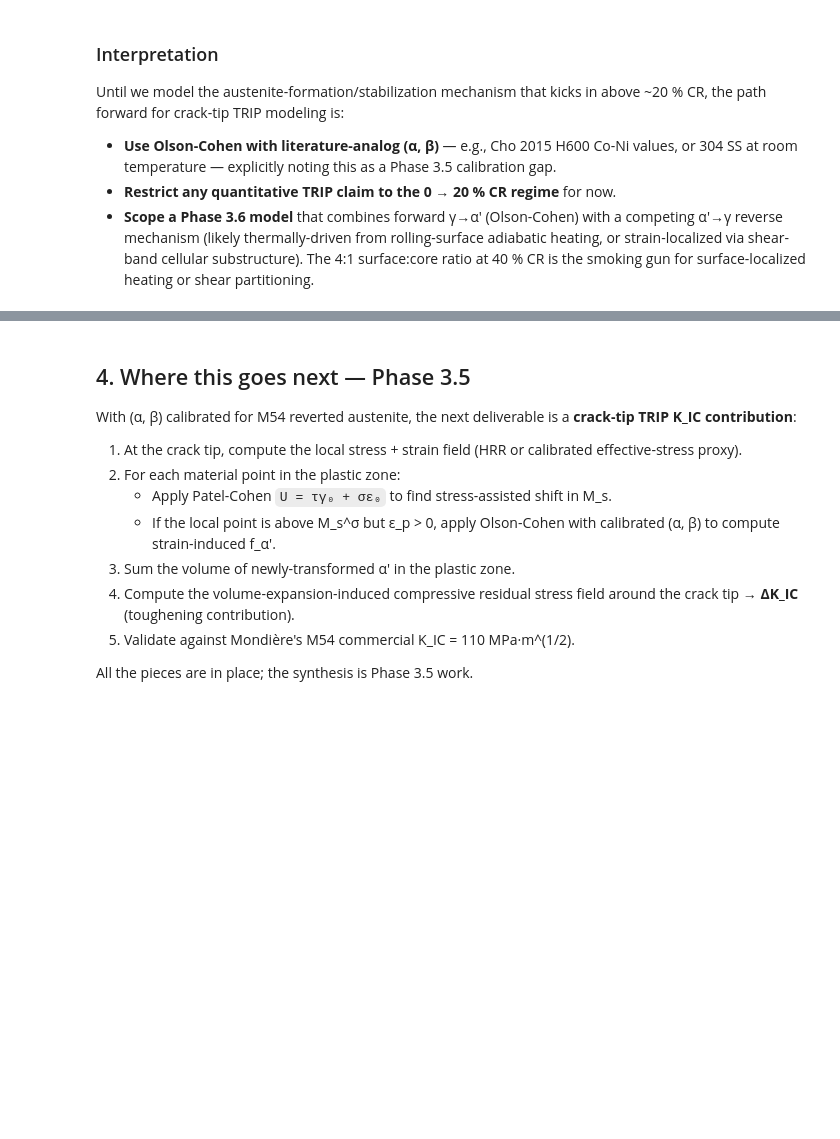
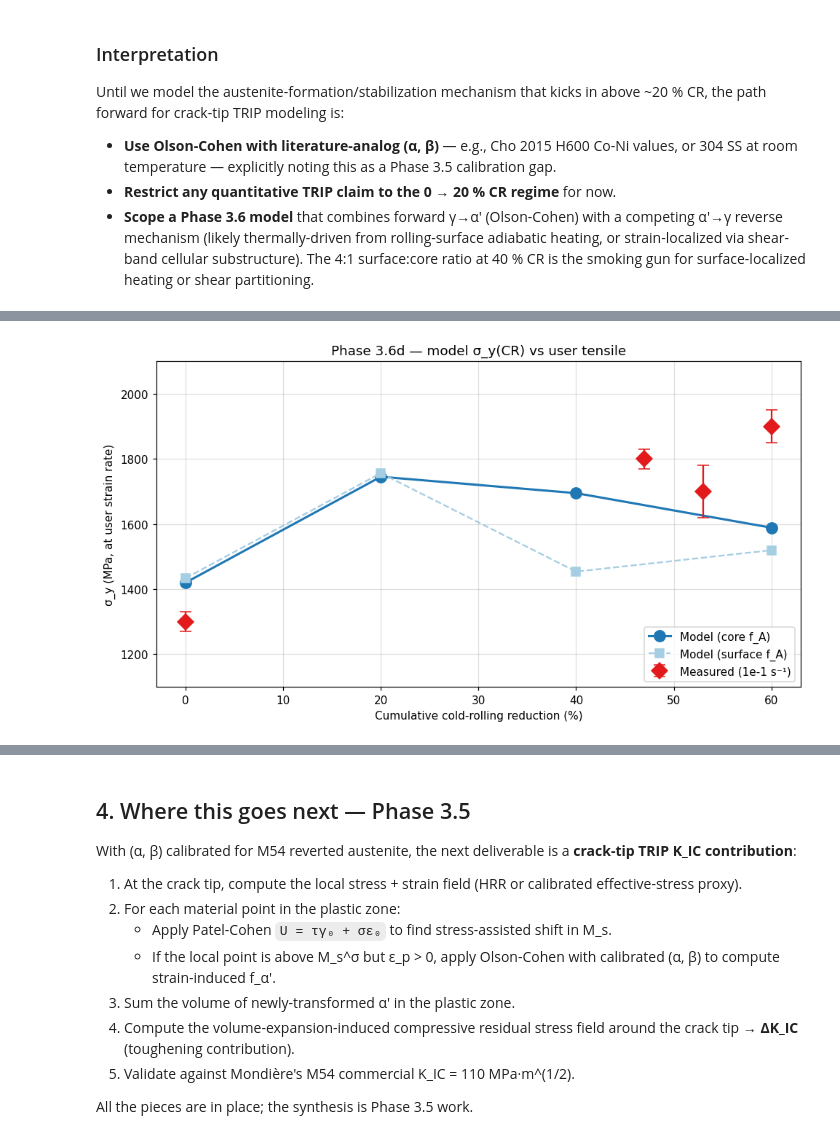
Before and after one commit to jedwa006/alloy-strengthening-contributions-modeling-public, a Jupyter notebook: notebooks/02_trip_toughening.ipynb, the cells around one changed output, grey strips where cells are left out. Drawn from its saved outputs; the diff is of its cells as text; code cells hidden in the pictures; blank space fills up the shorter version.

```diff
--- a/notebooks/02_trip_toughening.ipynb
+++ b/notebooks/02_trip_toughening.ipynb
@@ -245,0 +262,19 @@ above ~20 % CR, the path forward for crack-tip TRIP modeling is:
+# %%
+from m54model.calibration import predict_cw_cr_sweep, tensile_for_cr
+import pandas as pd
+
+# Default 'core' location is the right comparison for bulk tensile bars
+# (surface f_A spike at 40 % CR is not representative of the bulk).
+core_rows = predict_cw_cr_sweep(location='core')
+surf_rows = predict_cw_cr_sweep(location='surface')
+df = pd.DataFrame([
+    {
+        'CR%':         f"{r['cw_pct']:.0f}",
+        'σ_y model (core)':    f"{r['sigma_y_user_rate_MPa']:.0f}",
+        'σ_y model (surface)': f"{s['sigma_y_user_rate_MPa']:.0f}",
+        'σ_y measured':        (f"{r['sigma_y_meas_MPa']:.0f} ± {r['sigma_y_meas_std_MPa']:.0f}" if r['sigma_y_meas_MPa'] else '---'),
+        'miss% (core)':        (f"{r['miss_pct']:+.1f}%" if r['miss_pct'] is not None else '---'),
+    }
+    for r, s in zip(core_rows, surf_rows)
+])
+df.set_index('CR%')
@@ -245,0 +295,27 @@ above ~20 % CR, the path forward for crack-tip TRIP modeling is:
+# %%
+from m54model.calibration import USER_M54_TENSILE
+
+fig, ax = plt.subplots(figsize=(9, 5))
+cws = [r['cw_pct'] for r in core_rows]
+model_core = [r['sigma_y_user_rate_MPa'] for r in core_rows]
+model_surf = [r['sigma_y_user_rate_MPa'] for r in surf_rows]
+ax.plot(cws, model_core, 'o-', color='#1f78b4', linewidth=2, markersize=10, label='Model (core f_A)')
+ax.plot(cws, model_surf, 's--', color='#a6cee3', linewidth=1.5, markersize=8, label='Model (surface f_A)')
+
+# Measured tensile points (cw_pct from USER_M54_TENSILE).
+tens_cw = [p.cw_pct for p in USER_M54_TENSILE]
+tens_y = [p.sigma_y_MPa for p in USER_M54_TENSILE]
+tens_err = [p.sigma_y_std_MPa for p in USER_M54_TENSILE]
+ax.errorbar(tens_cw, tens_y, yerr=tens_err, fmt='D', color='#e31a1c',
+            markersize=10, capsize=5, label='Measured (1e-1 s⁻¹)')
+
+ax.set_xlabel('Cumulative cold-rolling reduction (%)')
+ax.set_ylabel('σ_y (MPa, at user strain rate)')
+ax.set_title('Phase 3.6d — model σ_y(CR) vs user tensile')
+ax.legend(loc='lower right')
+ax.grid(alpha=0.4)
+ax.set_ylim(1100, 2100)
+fig.tight_layout()
+plt.show()
+# %% [output]
+[figure, added]
```
Also changed, not shown: parts of 4 cells of this notebook, 6 other files.
